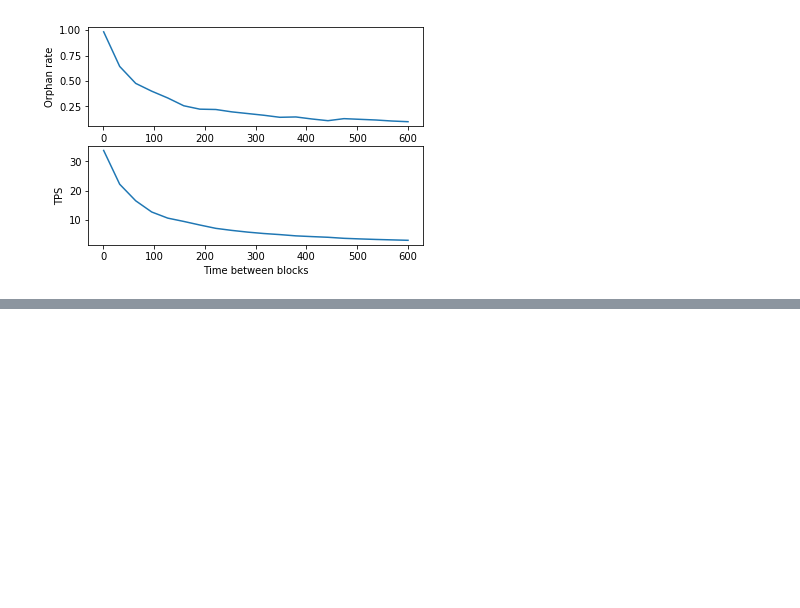
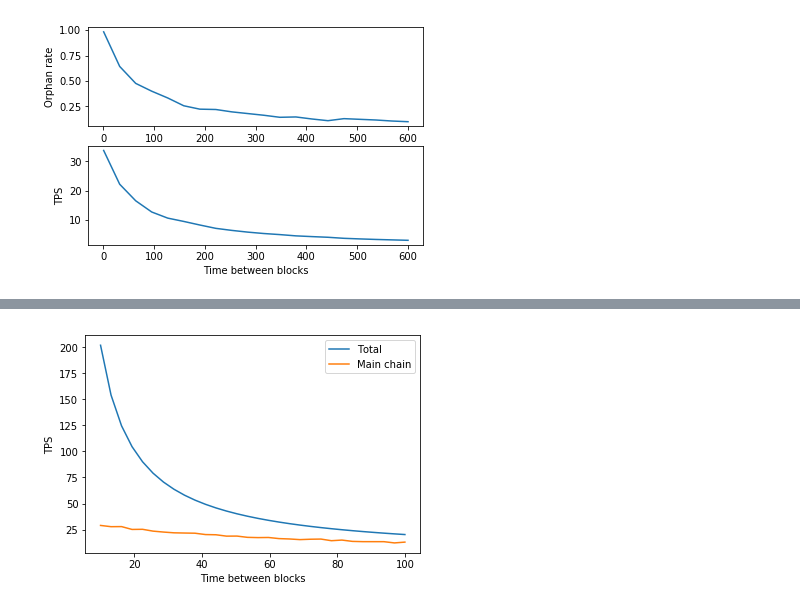
Before and after one commit to alongalky/blockchain-tps, a Jupyter notebook: tps.ipynb, the cells around one changed output, grey strips where cells are left out. Cells and saved outputs as stored; diff of their text form; code cells hidden in the pictures; blank space fills up the shorter version.

Commit message:
Added total vs main chain comparison

```diff
--- a/tps.ipynb
+++ b/tps.ipynb
@@ -114,0 +115,35 @@ plt.show()
+# %%
+from matplotlib import pyplot as plt
+import numpy as np
+
+propagation_time = 60
+N = 300
+sim_count = 30
+
+time_between_blocks_values = np.linspace(10, 100, num=sim_count)
+
+longest_chains = []
+for time_between_blocks in time_between_blocks_values:
+    longest_chain = run_longest_chain_sim(propagation_time, time_between_blocks, N)
+    longest_chains.append(longest_chain)
+
+fig, axs = plt.subplots(1,1)
+
+orphan_rate = 1.0 - np.divide(longest_chains, N)
+
+transactions_per_block = 2020
+total_sim_times = N * time_between_blocks_values
+
+TPS = transactions_per_block * np.divide(N, total_sim_times)
+cTPS = (1-orphan_rate) * TPS
+
+ax = axs
+ax.plot(time_between_blocks_values, TPS, label="Total")
+ax.plot(time_between_blocks_values, cTPS, label="Main chain")
+ax.set_xlabel('Time between blocks')
+ax.set_ylabel('TPS')
+ax.legend()
+
+plt.show()
+# %% [output]
+[figure, added]
```
Also changed, not shown: parts of 2 cells of this notebook.
